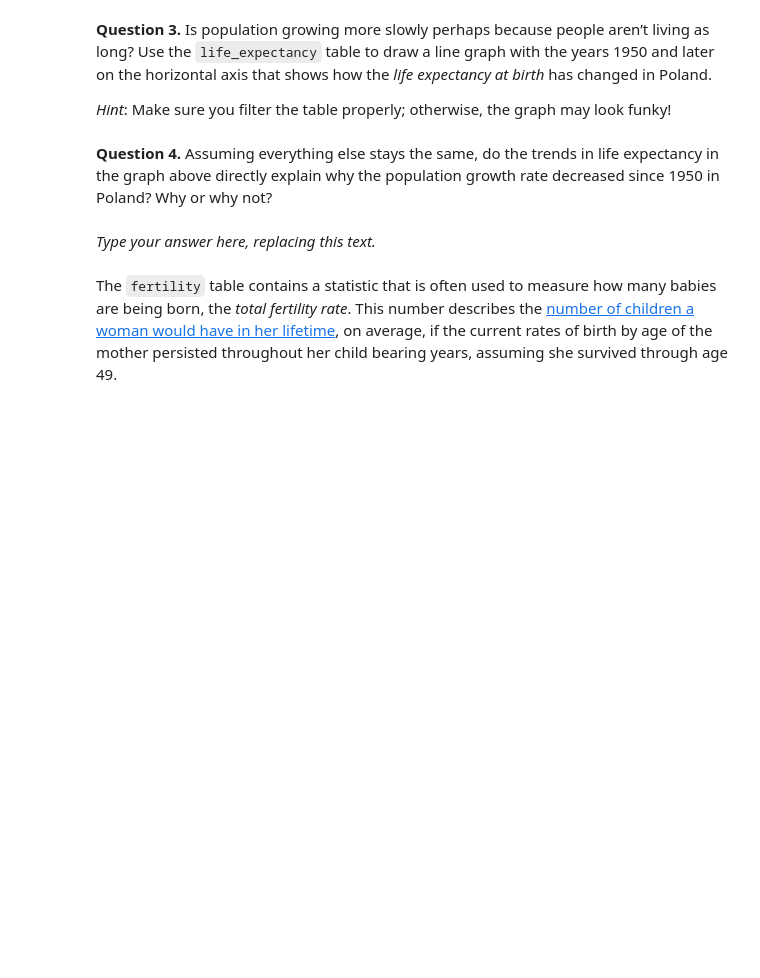
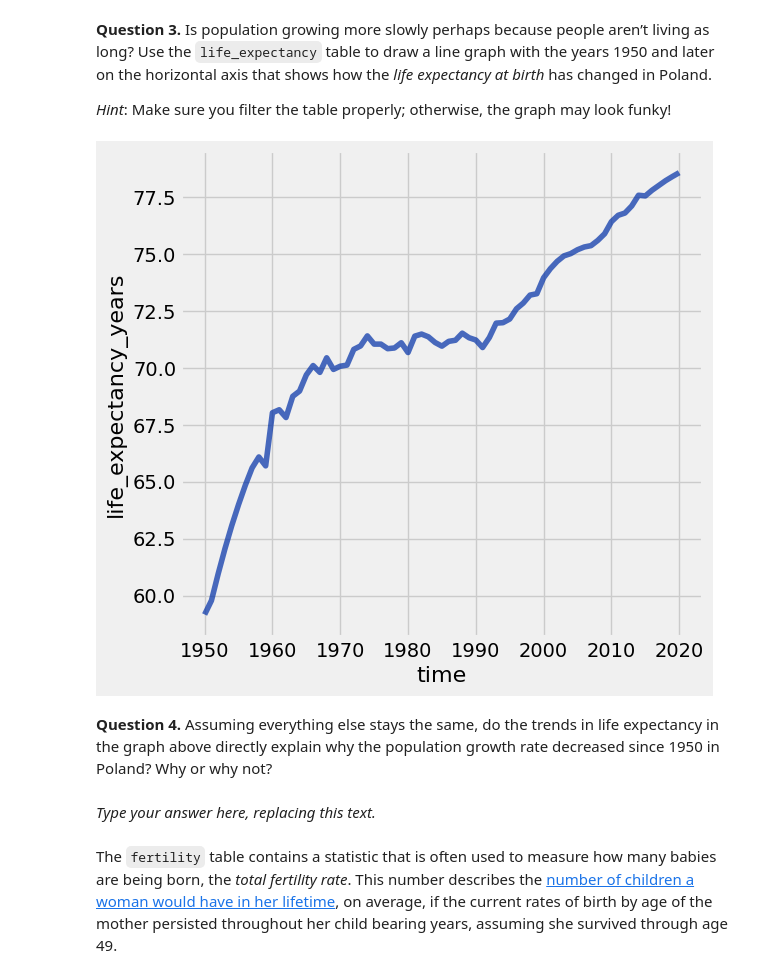
Before and after one commit to jstarr2/25-fall-intro, a Jupyter notebook: project1/project1.ipynb, the cells around one changed output. Cells and saved outputs as stored; diff of their text form; code cells hidden in the pictures; blank space fills up the shorter version.

```diff
--- a/project1/project1.ipynb
+++ b/project1/project1.ipynb
@@ -166,3 +214,10 @@ _Hint_: Make sure you filter the table properly; otherwise, the graph may look f
+# %%
+# Fill in code here
+poland_life = life_expectancy.where('geo', 'pol').where('time', are.above_or_equal_to(1950))
+
+poland_life.plot('time', 'life_expectancy_years')
+# %% [output]
+[figure, added]
 # %% [markdown]
 <!-- END QUESTION -->
 
```
Also changed, not shown: parts of 53 cells of this notebook, 4 other files.
